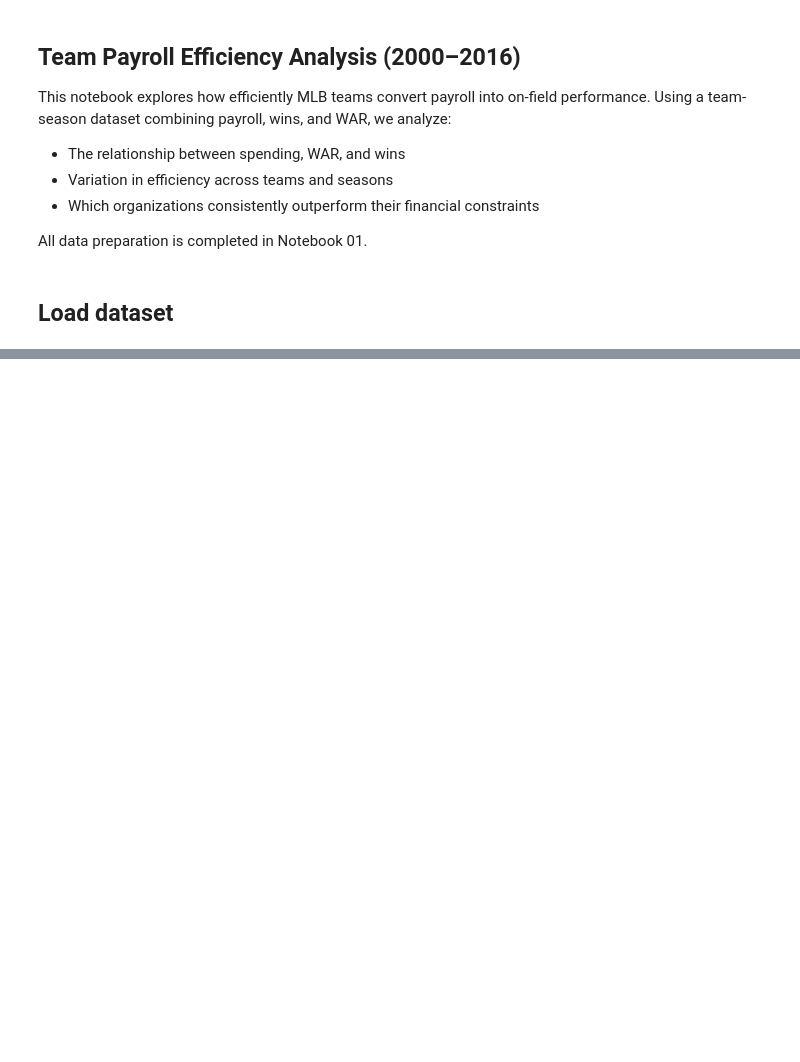
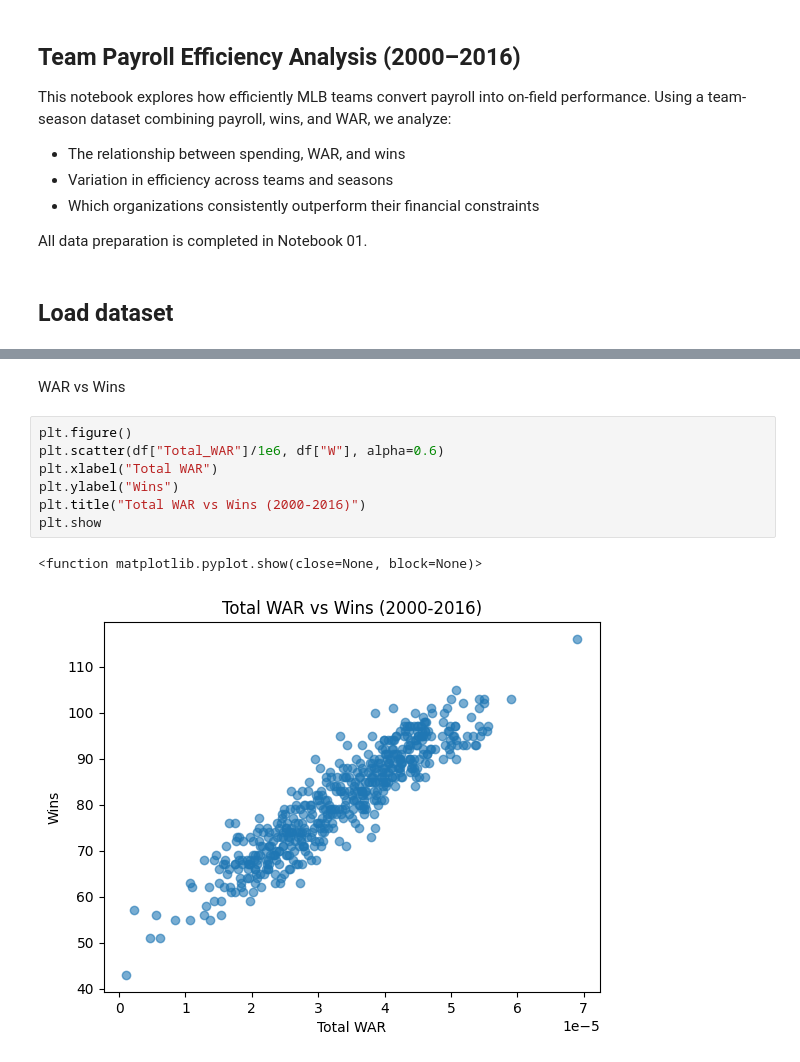
Before and after one commit to matchu46/MLB-Team-Construction---Win-Efficiency, a Jupyter notebook: notebooks/02_team_efficiency_analysis.ipynb, the cells around one changed output, grey strips where cells are left out. Cells and saved outputs as stored; diff of their text form; blank space fills up the shorter version.

```diff
--- a/notebooks/02_team_efficiency_analysis.ipynb
+++ b/notebooks/02_team_efficiency_analysis.ipynb
@@ -26,0 +65,12 @@ df.head()
+# %% [markdown]
+WAR vs Wins
+# %%
+plt.figure()
+plt.scatter(df["Total_WAR"]/1e6, df["W"], alpha=0.6)
+plt.xlabel("Total WAR")
+plt.ylabel("Wins")
+plt.title("Total WAR vs Wins (2000-2016)")
+plt.show
+# %% [output]
+<function matplotlib.pyplot.show(close=None, block=None)>
+[figure, added]
```
Also changed, not shown: parts of 14 cells of this notebook.
